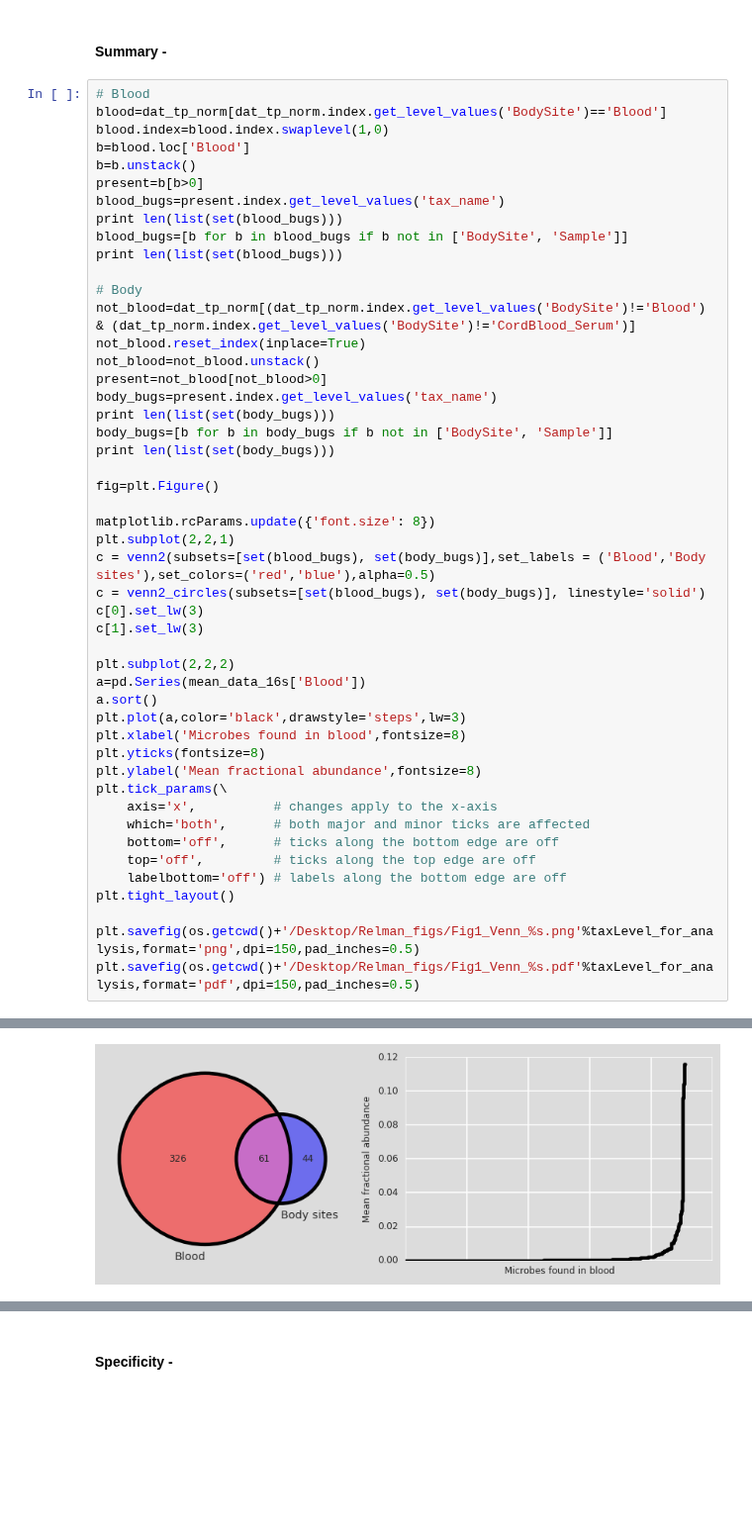
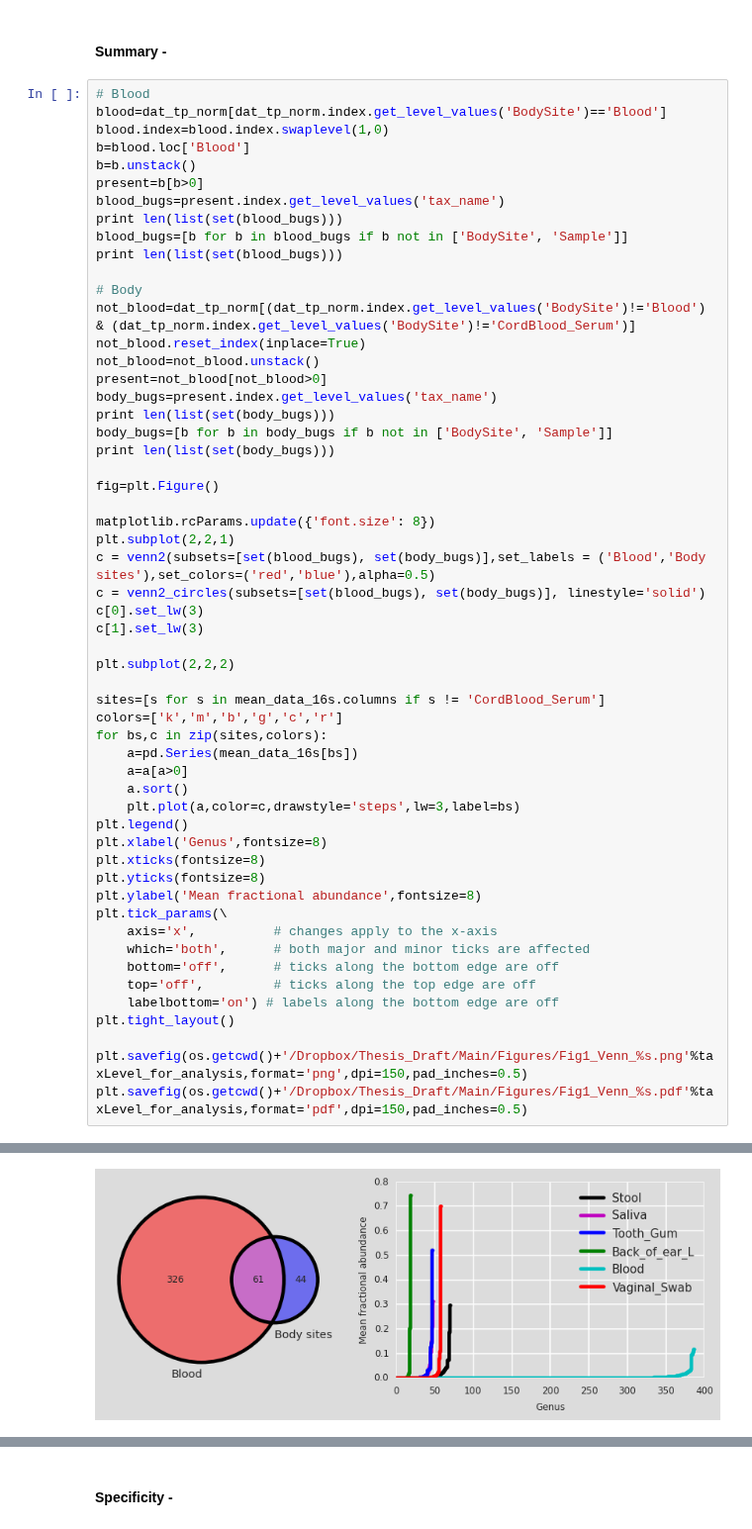
Before and after one commit to lmart999/CS229, a Jupyter notebook: Relman_Decomposition.ipynb, the cells around one changed output, grey strips where cells are left out. Shown at 99% size. Drawn from its saved outputs; the diff is of its cells as text; blank space fills up the shorter version.

Commit message:
Updated for thesis

```diff
--- a/Relman_Decomposition.ipynb
+++ b/Relman_Decomposition.ipynb
@@ -175,38 +180,45 @@ not_blood=not_blood.unstack()
 present=not_blood[not_blood>0]
 body_bugs=present.index.get_level_values('tax_name')
 print len(list(set(body_bugs)))
 body_bugs=[b for b in body_bugs if b not in ['BodySite', 'Sample']]
 print len(list(set(body_bugs)))
 
 fig=plt.Figure()
 
 matplotlib.rcParams.update({'font.size': 8})
 plt.subplot(2,2,1)
 c = venn2(subsets=[set(blood_bugs), set(body_bugs)],set_labels = ('Blood','Body sites'),set_colors=('red','blue'),alpha=0.5)
 c = venn2_circles(subsets=[set(blood_bugs), set(body_bugs)], linestyle='solid')
 c[0].set_lw(3)
 c[1].set_lw(3)
 
 plt.subplot(2,2,2)
-a=pd.Series(mean_data_16s['Blood'])
-a.sort()
-plt.plot(a,color='black',drawstyle='steps',lw=3)
-plt.xlabel('Microbes found in blood',fontsize=8)
+
+sites=[s for s in mean_data_16s.columns if s != 'CordBlood_Serum']
+colors=['k','m','b','g','c','r']
+for bs,c in zip(sites,colors):
+    a=pd.Series(mean_data_16s[bs])
+    a=a[a>0]
+    a.sort()
+    plt.plot(a,color=c,drawstyle='steps',lw=3,label=bs)
+plt.legend()
+plt.xlabel('Genus',fontsize=8)
+plt.xticks(fontsize=8)
 plt.yticks(fontsize=8)
 plt.ylabel('Mean fractional abundance',fontsize=8)
 plt.tick_params(\
     axis='x',          # changes apply to the x-axis
     which='both',      # both major and minor ticks are affected
     bottom='off',      # ticks along the bottom edge are off
     top='off',         # ticks along the top edge are off
-    labelbottom='off') # labels along the bottom edge are off
+    labelbottom='on') # labels along the bottom edge are off
 plt.tight_layout()
 
-plt.savefig(os.getcwd()+'/Desktop/Relman_figs/Fig1_Venn_%s.png'%taxLevel_for_analysis,format='png',dpi=150,pad_inches=0.5)
-plt.savefig(os.getcwd()+'/Desktop/Relman_figs/Fig1_Venn_%s.pdf'%taxLevel_for_analysis,format='pdf',dpi=150,pad_inches=0.5)
+plt.savefig(os.getcwd()+'/Dropbox/Thesis_Draft/Main/Figures/Fig1_Venn_%s.png'%taxLevel_for_analysis,format='png',dpi=150,pad_inches=0.5)
+plt.savefig(os.getcwd()+'/Dropbox/Thesis_Draft/Main/Figures/Fig1_Venn_%s.pdf'%taxLevel_for_analysis,format='pdf',dpi=150,pad_inches=0.5)
 # %% [output]
 387
 387
 107
 105
-[figure, old version]
+[figure, new version]
```
Also changed, not shown: parts of 24 cells of this notebook.
